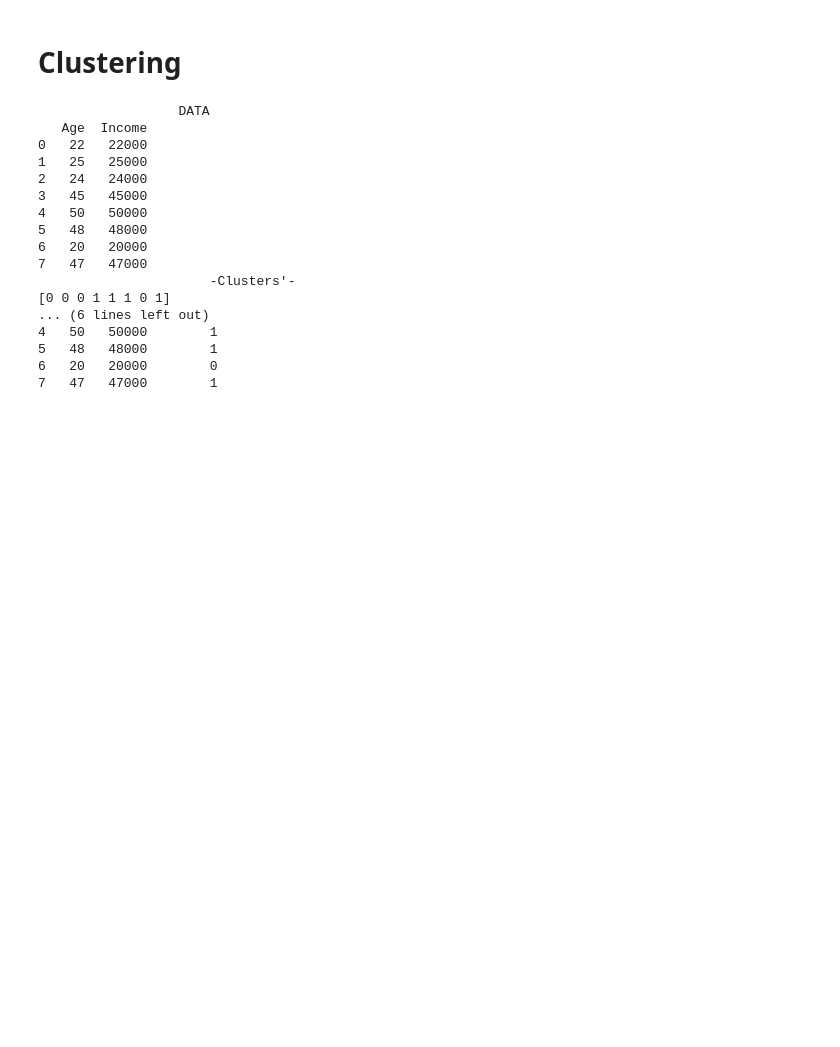
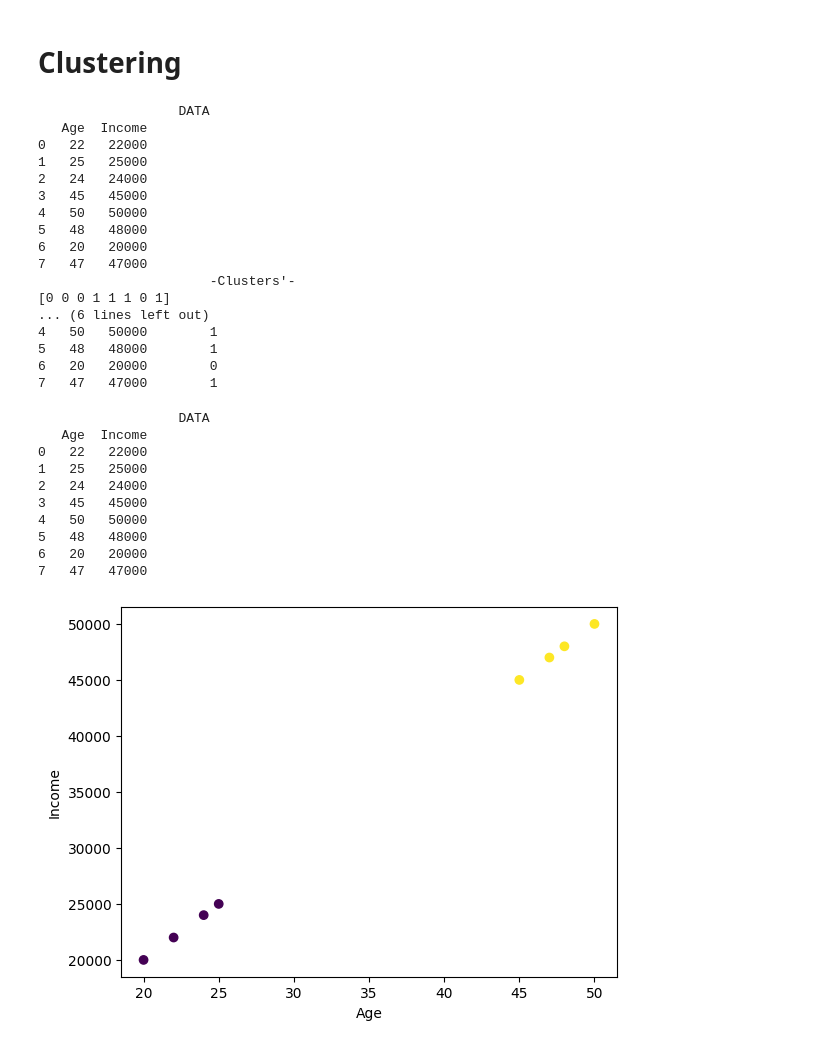
Before and after one commit to kunaldhabhai25-ctrl/Data-Science__45-Days, a Jupyter notebook: DSML(D-27).ipynb, the cells around one changed output. Drawn from its saved outputs; the diff is of its cells as text; code cells hidden in the pictures; blank space fills up the shorter version.

```diff
--- a/DSML(D-27).ipynb
+++ b/DSML(D-27).ipynb
@@ -46,3 +46,43 @@ print(df)
 5   48   48000        1
 6   20   20000        0
 7   47   47000        1
+# %%
+#Example
+import pandas as pd
+import matplotlib.pyplot as plt
+from sklearn.cluster import KMeans
+
+#data
+data = {
+    "Age" : [22,25,24,45,50,48,20,47],
+    "Income" : [22000,25000,24000,45000,50000,48000,20000,47000]
+}
+df = pd.DataFrame(data)
+print("                  DATA                  ")
+print(df)
+print('\n')
+#input | feature
+X = df[["Age" , "Income"]]
+
+#model
+model = KMeans(n_clusters=2,random_state=42)
+model.fit(X)
+
+df["Cluster"] = model.labels_
+
+plt.scatter(df["Age"],df["Income"],c=df["Cluster"])
+plt.xlabel("Age")
+plt.ylabel("Income")
+plt.show()
+# %% [output]
+                  DATA
+   Age  Income
+0   22   22000
+1   25   25000
+2   24   24000
+3   45   45000
+4   50   50000
+5   48   48000
+6   20   20000
+7   47   47000
+[figure, added]
```
Also changed, not shown: parts of 2 cells of this notebook.
